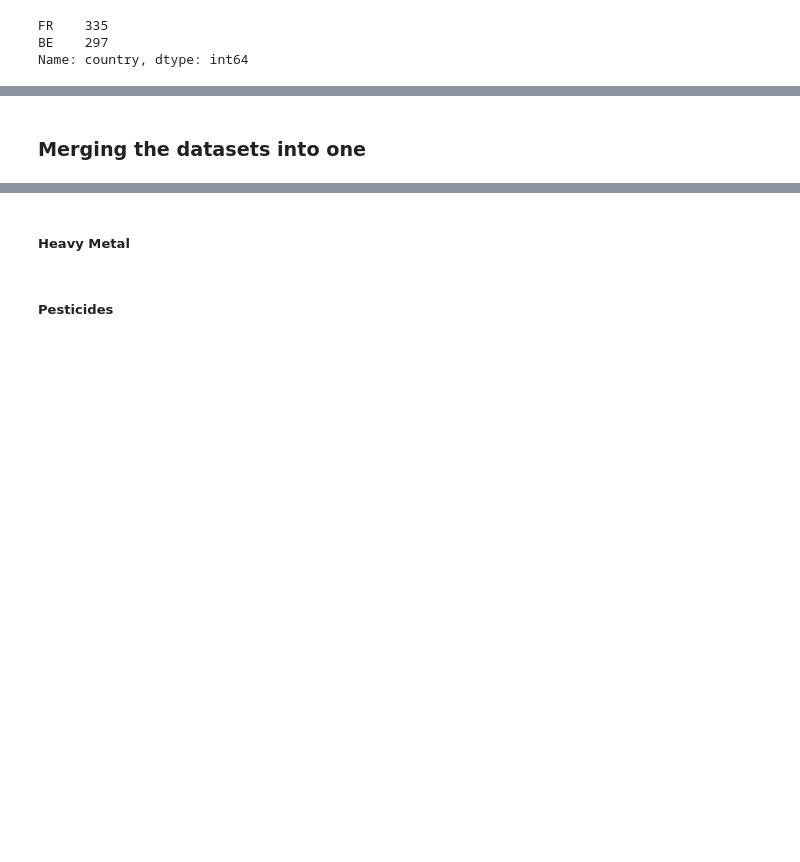
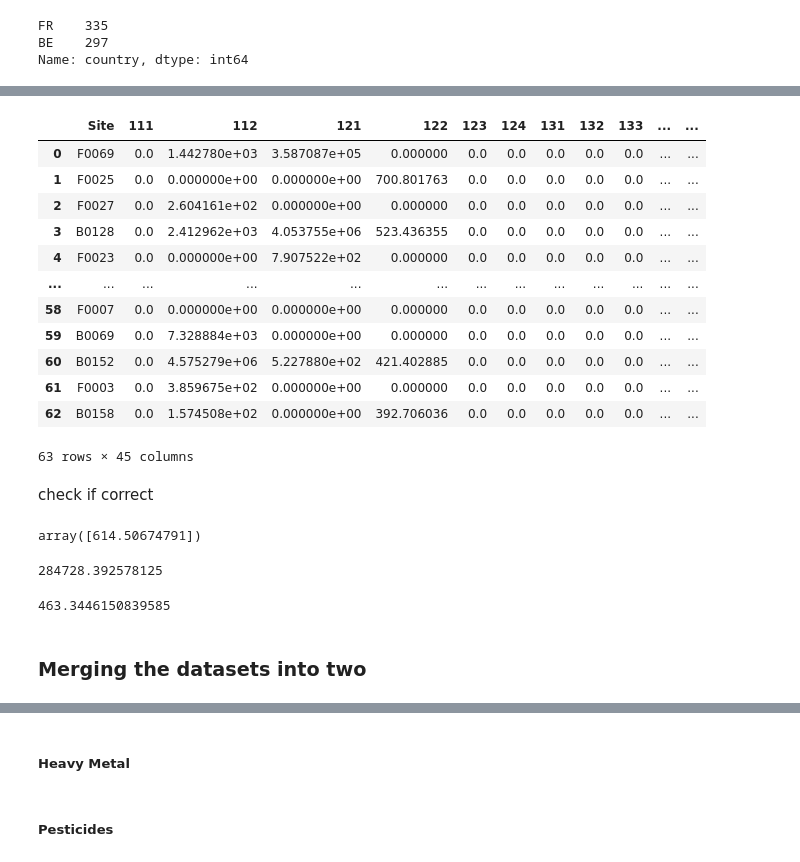
Before and after one commit to Demesmaeker/beeOdiversity, a Jupyter notebook: 01_preprocessing.ipynb, the cells around one changed output, grey strips where cells are left out. Drawn from its saved outputs; the diff is of its cells as text; code cells hidden in the pictures; blank space fills up the shorter version.

```diff
--- a/01_preprocessing.ipynb
+++ b/01_preprocessing.ipynb
@@ -353,3 +391,36 @@ sites_df.sample(5)
+# %%
+by_sites_df
+# %% [output]
+|  | Site | 111 | 112 | 121 | 122 | 123 | 124 | 131 | 132 | 133 | ... | ... |
+| 0 | F0069 | 0.0 | 1.442780e+03 | 3.587087e+05 | 0.000000 | 0.0 | 0.0 | 0.0 | 0.0 | 0.0 | ... | ... |
+| 1 | F0025 | 0.0 | 0.000000e+00 | 0.000000e+00 | 700.801763 | 0.0 | 0.0 | 0.0 | 0.0 | 0.0 | ... | ... |
+| 2 | F0027 | 0.0 | 2.604161e+02 | 0.000000e+00 | 0.000000 | 0.0 | 0.0 | 0.0 | 0.0 | 0.0 | ... | ... |
+| 3 | B0128 | 0.0 | 2.412962e+03 | 4.053755e+06 | 523.436355 | 0.0 | 0.0 | 0.0 | 0.0 | 0.0 | ... | ... |
+| 4 | F0023 | 0.0 | 0.000000e+00 | 7.907522e+02 | 0.000000 | 0.0 | 0.0 | 0.0 | 0.0 | 0.0 | ... | ... |
+| ... | ... | ... | ... | ... | ... | ... | ... | ... | ... | ... | ... | ... |
+| 58 | F0007 | 0.0 | 0.000000e+00 | 0.000000e+00 | 0.000000 | 0.0 | 0.0 | 0.0 | 0.0 | 0.0 | ... | ... |
+| 59 | B0069 | 0.0 | 7.328884e+03 | 0.000000e+00 | 0.000000 | 0.0 | 0.0 | 0.0 | 0.0 | 0.0 | ... | ... |
+| 60 | B0152 | 0.0 | 4.575279e+06 | 5.227880e+02 | 421.402885 | 0.0 | 0.0 | 0.0 | 0.0 | 0.0 | ... | ... |
+| 61 | F0003 | 0.0 | 3.859675e+02 | 0.000000e+00 | 0.000000 | 0.0 | 0.0 | 0.0 | 0.0 | 0.0 | ... | ... |
+| 62 | B0158 | 0.0 | 1.574508e+02 | 0.000000e+00 | 392.706036 | 0.0 | 0.0 | 0.0 | 0.0 | 0.0 | ... | ... |
+63 rows × 45 columns
+# %% [markdown]
+check if correct
+# %%
+distance = distances_df[(distances_df['Site'] == 'F0023') &
+                        (distances_df['classCLC'] == 512)]['dist'].values
+distance
+# %% [output]
+array([614.50674791])
+# %%
+area = surfaces_df[surfaces_df['Site'] == 'F0023']['512'].values[0]
+area
+# %% [output]
+284728.392578125
+# %%
+area/distance[0]
+# %% [output]
+463.3446150839585
 # %% [markdown]
-### Merging the datasets into one
+### Merging the datasets into two
 # %% [markdown]
```
Also changed, not shown: parts of 17 cells of this notebook, 1 other file.
